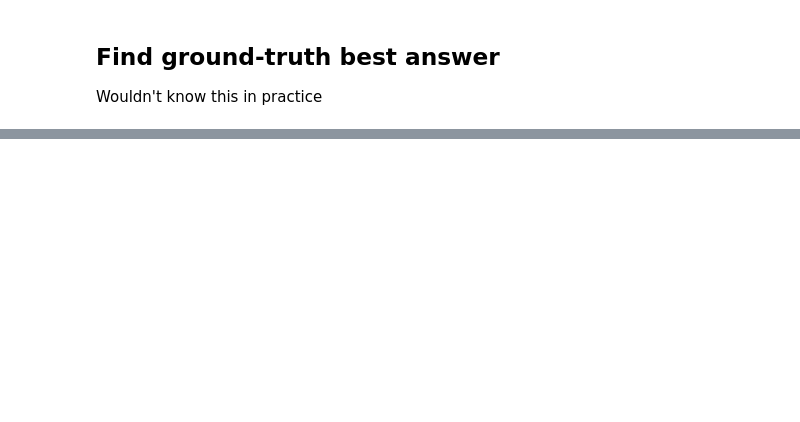
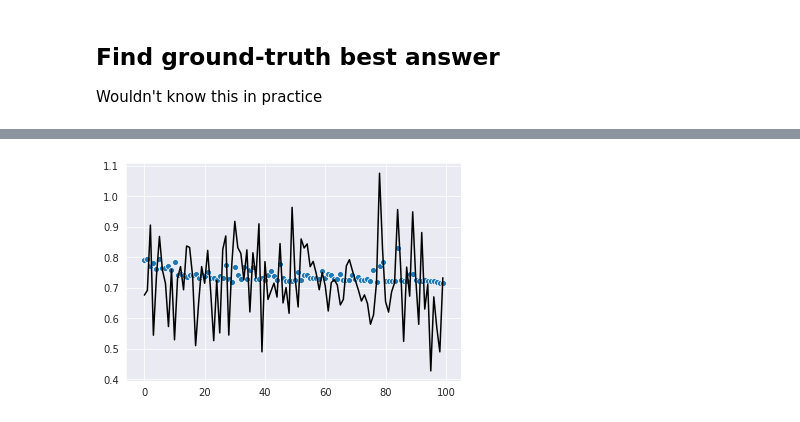
Before and after one commit to cjc77/gaussian-processes-final-project, a Jupyter notebook: notebooks/temp_1.ipynb, the cells around one changed output, grey strips where cells are left out. Cells and saved outputs as stored; diff of their text form; code cells hidden in the pictures; blank space fills up the shorter version.

Commit message:
Working on first draft of optimizer

```diff
--- a/notebooks/temp_1.ipynb
+++ b/notebooks/temp_1.ipynb
@@ -50,0 +150,2 @@ Optima: (input) X = 0.9, (output) y = 0.81
+# %%
+res = optimize(X, y_noise, model, 100, rand)
@@ -50,0 +161,5 @@ Optima: (input) X = 0.9, (output) y = 0.81
+# %%
+plot_est_vs_actual(res[0], res[1], range(len(res[0])))
+plt.show()
+# %% [output]
+[figure, added]
```
Also changed, not shown: parts of 14 cells of this notebook, 9 other files.
